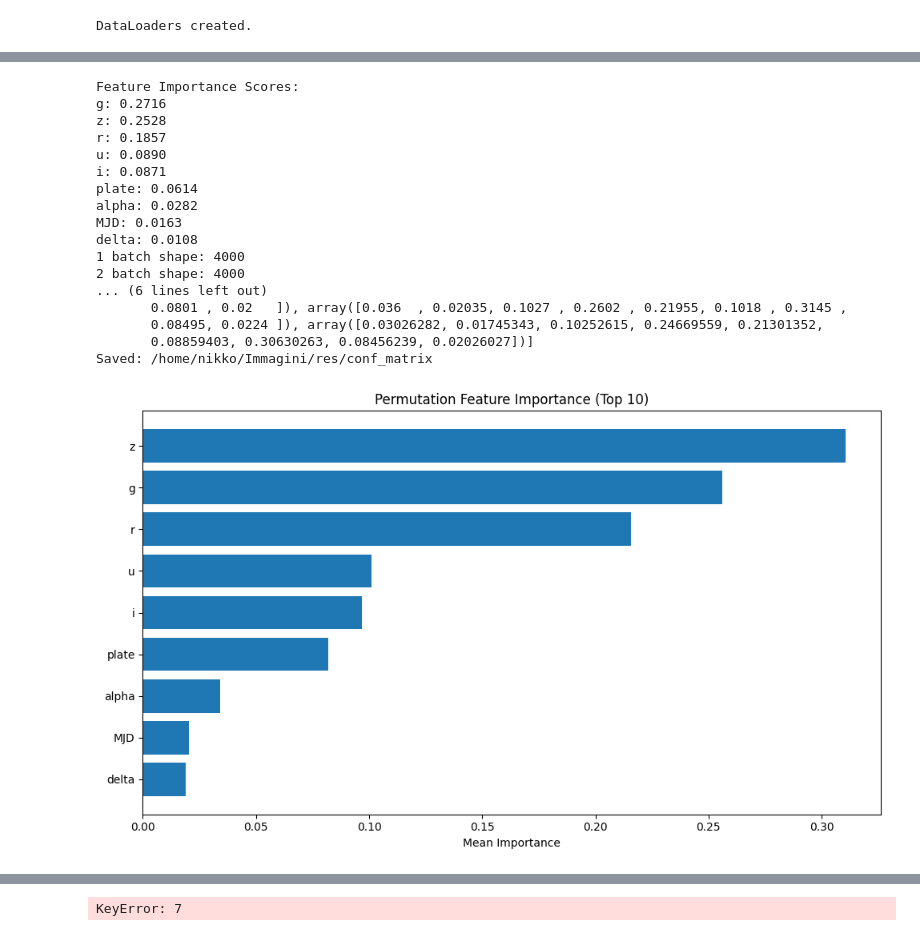
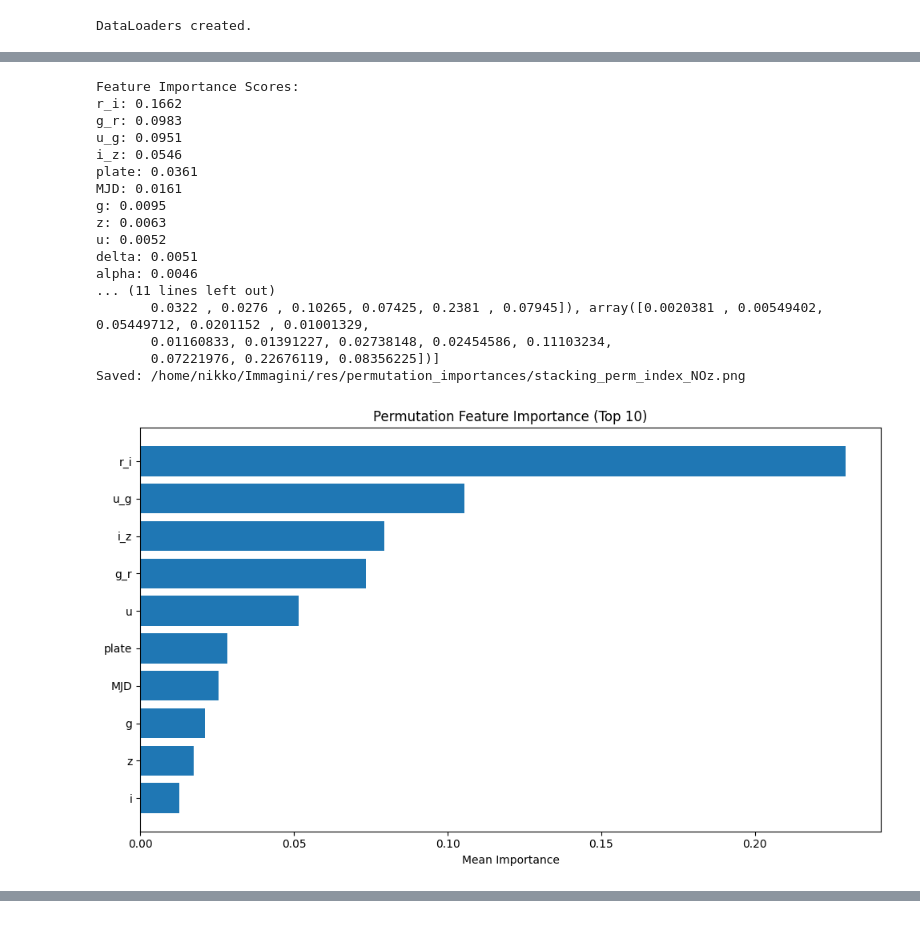
Before and after one commit to nicolomeneguzzo/Computational-Physics-2026, a Jupyter notebook: Astrophysical-Objects-Recognition/notebooks/classificator_compare.ipynb, the cells around one changed output, grey strips where cells are left out. Drawn from its saved outputs; the diff is of its cells as text; code cells hidden in the pictures.

```diff
--- a/Astrophysical-Objects-Recognition/notebooks/classificator_compare.ipynb
+++ b/Astrophysical-Objects-Recognition/notebooks/classificator_compare.ipynb
@@ -40,12 +40,12 @@ print(star["class"].value_counts(normalize=True) * 100)
 
 # -------- Color indexes ----------
 
-# star["u_g"] = star["u"] - star["g"]
-# star["g_r"] = star["g"] - star["r"]
-# star["r_i"] = star["r"] - star["i"]
-# star["i_z"] = star["i"] - star["z"]
+star["u_g"] = star["u"] - star["g"]
+star["g_r"] = star["g"] - star["r"]
+star["r_i"] = star["r"] - star["i"]
+star["i_z"] = star["i"] - star["z"]
 
-# star.info()
+star.info()
 # %% [output]
 First few rows:
 |  | obj_ID | alpha | delta | u | g | r | i | z | run_ID | rerun_ID | cam_col | ... |
@@ -137,13 +137,13 @@ LightGBM trained.
 import torch
 torch.cuda.empty_cache()
 
-if os.path.exists('trained_models/stacking_clf_NOsmote_NOz.pkl'):
-    stacking_clf = joblib.load('trained_models/stacking_clf_NOsmoteNOz.pkl')
+if os.path.exists('trained_models/stacking_clf_index_NOz.pkl'):
+    stacking_clf = joblib.load('trained_models/stacking_clf_index_NOz.pkl')
     print("Stacking Classifier caricato da disco")
 else:
     stacking_clf = sc.train_stacking(X_train, y_train, X_val, y_val, n_jobs=2)
     os.makedirs('trained_models', exist_ok=True)
-    joblib.dump(stacking_clf, 'trained_models/stacking_clf_NOsmoteNOz.pkl')
+    joblib.dump(stacking_clf, 'trained_models/stacking_clf_index_NOz.pkl')
     print("Stacking Classifier trained and saved")
 # %% [output]
 Linear SVC trained.
@@ -165,12 +165,12 @@ Stacking Classifier trained.
 Stacking Classifier trained and saved
 # %%
-if os.path.exists('trained_models/voting_clf_NOsmoteNOz.pkl'):
-    voting_clf = joblib.load('trained_models/voting_clf_NOsmoteNOz.pkl')
+if os.path.exists('trained_models/voting_clf_index_NOz.pkl'):
+    voting_clf = joblib.load('trained_models/voting_clf_index_NOz.pkl')
     print("Voting Classifier caricato da disco")
 else:
     voting_clf = sc.train_voting(X_train, y_train, X_val, y_val, models=models)
     os.makedirs('trained_models', exist_ok=True)
-    joblib.dump(voting_clf, 'trained_models/voting_clf_NOsmoteNOz.pkl')
+    joblib.dump(voting_clf, 'trained_models/voting_clf_index_NOz.pkl')
     print("Voting Classifier trained and saved")
 
 # for m in (train_m, val_m):
@@ -187,9 +201,9 @@ from stellar_classification.models.network import SimpleNN
 input_size = X_train.shape[1]
 num_classes = len(label_encoder.classes_)
 
-if os.path.exists('trained_models/nn_model_NOsmoteNOz.pth'):
+if os.path.exists('trained_models/nn_model_index_NOz.pth'):
     nn_model = SimpleNN(input_size, num_classes)
-    nn_model.load_state_dict(torch.load('trained_models/nn_model_NOsmote.pth'))
+    nn_model.load_state_dict(torch.load('trained_models/nn_model_index_NOz.pth'))
     nn_model.eval()
     print("NN caricata da disco")
 else:
@@ -201,6 +215,6 @@ else:
         num_epochs=10,
         lr=0.001
     )
-    torch.save(nn_model.state_dict(), 'trained_models/nn_model_NOsmote.pth')
+    torch.save(nn_model.state_dict(), 'trained_models/nn_model_index_NOz.pth')
     print("NN trained nad saved")
 # %% [output]
@@ -262,13 +276,13 @@ Saved: /home/nikko/Immagini/res/permutation_importances
 # %%
 imp = sc.compute_permutation_importance(voting_clf, X_test, y_test, feature_names=feature_names, n_jobs=6)
-sc.plot_permutation_importance(imp, top_n=10, save_path='/home/nikko/Immagini/res/conf_matrix')
+sc.plot_permutation_importance(imp, top_n=10, save_path='/home/nikko/Immagini/res/permutation_importances/voting_perm_index_NOz.png')
 
 print("Feature Importance Scores:")
 for feat, val in imp.items():
     print(f"{feat}: {val:.4f}")
 
 imp = sc.compute_permutation_importance(stacking_clf, X_test, y_test, feature_names=feature_names, n_jobs=6)
-sc.plot_permutation_importance(imp, top_n=10, save_path='/home/nikko/Immagini/res/conf_matrix')
+sc.plot_permutation_importance(imp, top_n=10, save_path='/home/nikko/Immagini/res/permutation_importances/stacking_perm_index_NOz.png')
 
 print("Feature Importance Scores:")
 for feat, val in imp.items():
@@ -290,19 +305,19 @@ Saved: /home/nikko/Immagini/res/conf_matrix
 Feature Importance Scores:
-g: 0.2716
-z: 0.2528
-r: 0.1857
-u: 0.0890
-i: 0.0871
-plate: 0.0614
-alpha: 0.0282
-MJD: 0.0163
-delta: 0.0108
-1 batch shape: 4000
-2 batch shape: 4000
-... (6 lines left out)
-       0.0801 , 0.02   ]), array([0.036  , 0.02035, 0.1027 , 0.2602 , 0.21955, 0.1018 , 0.3145 ,
-       0.08495, 0.0224 ]), array([0.03026282, 0.01745343, 0.10252615, 0.24669559, 0.21301352,
-       0.08859403, 0.30630263, 0.08456239, 0.02026027])]
-Saved: /home/nikko/Immagini/res/conf_matrix
+r_i: 0.1662
+g_r: 0.0983
+u_g: 0.0951
+i_z: 0.0546
+plate: 0.0361
+MJD: 0.0161
+g: 0.0095
+z: 0.0063
+u: 0.0052
+delta: 0.0051
+alpha: 0.0046
+... (11 lines left out)
+       0.0322 , 0.0276 , 0.10265, 0.07425, 0.2381 , 0.07945]), array([0.0020381 , 0.00549402, 0.05449712, 0.0201152 , 0.01001329,
+       0.01160833, 0.01391227, 0.02738148, 0.02454586, 0.11103234,
+       0.07221976, 0.22676119, 0.08356225])]
+Saved: /home/nikko/Immagini/res/permutation_importances/stacking_perm_index_NOz.png
-[figure, old version]
+[figure, new version]
 Feature Importance Scores:
@@ -324,5 +343,3 @@ def classify(index):
 # %%
-classify(7)
+# classify(7)
-# %% [output]
-KeyError: 7
 # %%
```
Also changed, not shown: parts of 11 cells of this notebook, 2 other files.
